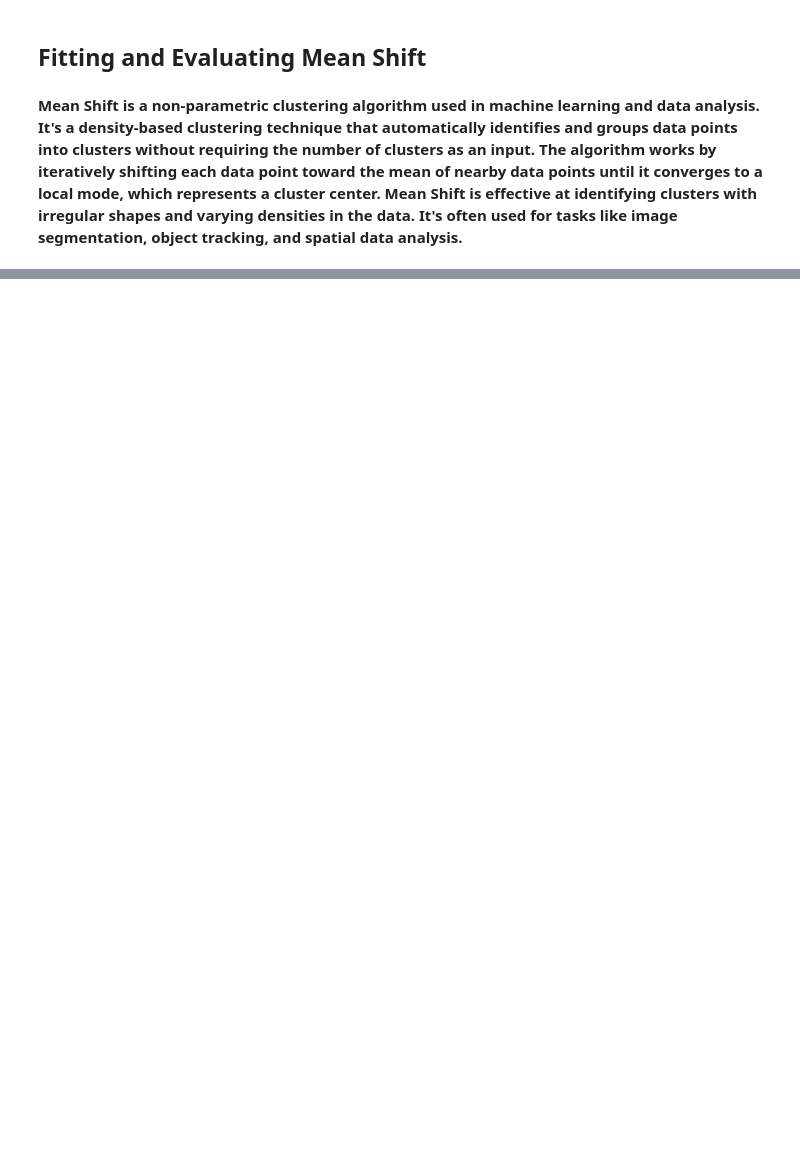
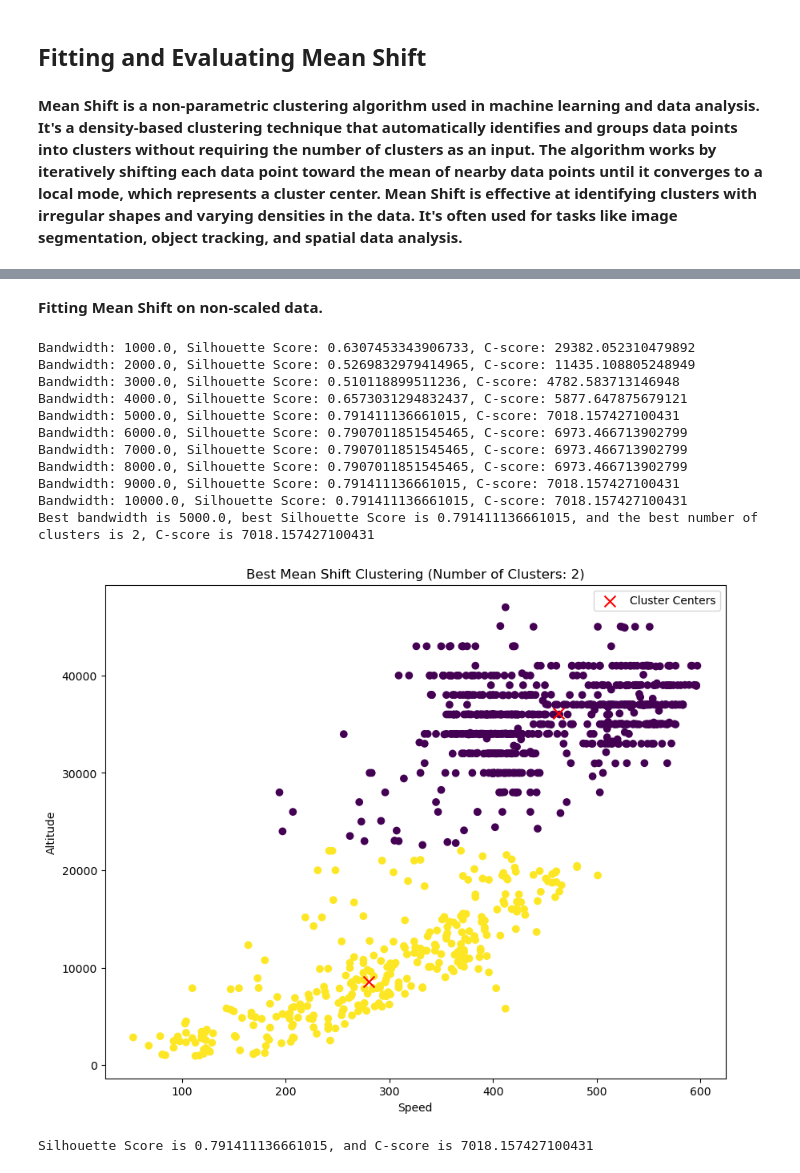
Before and after one commit to mrme77/Flight-Patterns-Clustering-using-ML-Algorithms., a Jupyter notebook: Project7Notebook.ipynb, the cells around one changed output, grey strips where cells are left out. Cells and saved outputs as stored; diff of their text form; code cells hidden in the pictures; blank space fills up the shorter version.

```diff
--- a/Project7Notebook.ipynb
+++ b/Project7Notebook.ipynb
@@ -984,0 +1000,66 @@ Calinski-Harabasz Index (C-score): 2194.585500897463
+# %% [markdown]
+<p><b> Fitting Mean Shift on non-scaled data.</b></p>
+# %%
+# Define the range of bandwidth values to explore
+bandwidth_range = np.linspace(1000, 10000, num=10)
+best_silhouette_score = -1  # Initialize with a very low value
+best_c_score = -1
+best_bandwidth = None
+
+for bandwidth in bandwidth_range:
+    # Create and fit the Mean Shift model with the specified bandwidth
+    meanshift = MeanShift(bandwidth=bandwidth)
+    labels = meanshift.fit_predict(new_df[['speed','altitude']])
+
+    # Calculate the silhouette score for the current clustering
+    silhouette_avg = silhouette_score(new_df[['speed','altitude']], labels)
+
+    # Calculate Calinski-Harabasz Index (C-score)
+    calinski_harabasz = calinski_harabasz_score(new_df[['speed','altitude']], labels)
+
+    # Check if the current silhouette score is the best so far
+    if silhouette_avg > best_silhouette_score:
+        best_silhouette_score = silhouette_avg
+        best_c_score = calinski_harabasz
+        best_bandwidth = bandwidth
+
+    # Print the results for the current bandwidth
+    print(f"Bandwidth: {bandwidth}, Silhouette Score: {silhouette_avg}, C-score: {calinski_harabasz}")
+
+# After the loop, best_bandwidth will contain the bandwidth with the best silhouette score
+
+# Now, create the Mean Shift model with the best bandwidth
+best_meanshift = MeanShift(bandwidth=best_bandwidth)
+best_labels = best_meanshift.fit_predict(new_df[['speed','altitude']])
+best_cluster_centers = best_meanshift.cluster_centers_
+best_n_clusters = len(best_cluster_centers)
+
+# Print the best bandwidth, best silhouette score, and best number of clusters
+print(f"Best bandwidth is {best_bandwidth}, best Silhouette Score is {best_silhouette_score}, and the best number of clusters is {best_n_clusters}, C-score is {best_c_score}")
+
+# Create a scatter plot of the data points and cluster centers for the best model
+plt.figure(figsize=(10, 8))
+plt.scatter(new_df['speed'], new_df['altitude'], c=best_labels, cmap='viridis')
+plt.scatter(best_cluster_centers[:, 0], best_cluster_centers[:, 1], marker='x', color='red', s=100, label='Cluster Centers')
+plt.title(f'Best Mean Shift Clustering (Number of Clusters: {best_n_clusters})')
+plt.xlabel('Speed')
+plt.ylabel('Altitude')
+plt.legend()
+plt.show()
+# %% [output]
+Bandwidth: 1000.0, Silhouette Score: 0.6307453343906733, C-score: 29382.052310479892
+Bandwidth: 2000.0, Silhouette Score: 0.5269832979414965, C-score: 11435.108805248949
+Bandwidth: 3000.0, Silhouette Score: 0.510118899511236, C-score: 4782.583713146948
+Bandwidth: 4000.0, Silhouette Score: 0.6573031294832437, C-score: 5877.647875679121
+Bandwidth: 5000.0, Silhouette Score: 0.791411136661015, C-score: 7018.157427100431
+Bandwidth: 6000.0, Silhouette Score: 0.7907011851545465, C-score: 6973.466713902799
+Bandwidth: 7000.0, Silhouette Score: 0.7907011851545465, C-score: 6973.466713902799
+Bandwidth: 8000.0, Silhouette Score: 0.7907011851545465, C-score: 6973.466713902799
+Bandwidth: 9000.0, Silhouette Score: 0.791411136661015, C-score: 7018.157427100431
+Bandwidth: 10000.0, Silhouette Score: 0.791411136661015, C-score: 7018.157427100431
+Best bandwidth is 5000.0, best Silhouette Score is 0.791411136661015, and the best number of clusters is 2, C-score is 7018.157427100431
+[figure, added]
+# %%
+print(f"Silhouette Score is {best_silhouette_score}, and C-score is {best_c_score}")
+# %% [output]
+Silhouette Score is 0.791411136661015, and C-score is 7018.157427100431
```
Also changed, not shown: parts of 29 cells of this notebook.
